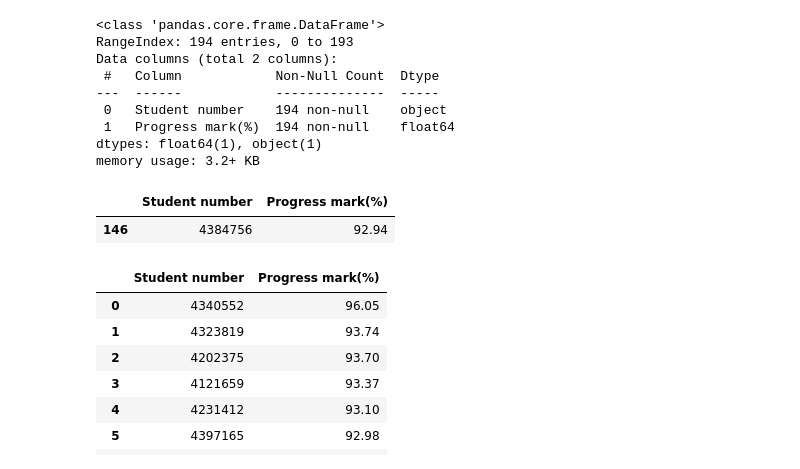
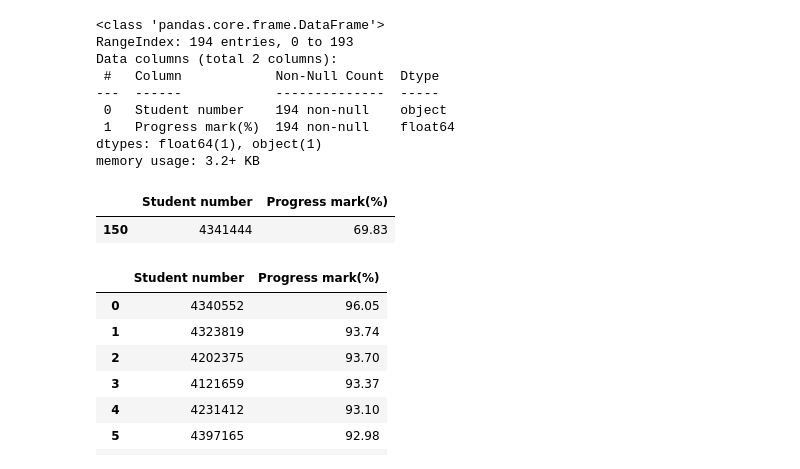
Before and after one commit to kevinnkansah/LearnDataScience, a Jupyter notebook: Python/Testing/cos101/COS.ipynb, the cells around one changed output. Drawn from its saved outputs; the diff is of its cells as text; code cells hidden in the pictures.

```diff
--- a/Python/Testing/cos101/COS.ipynb
+++ b/Python/Testing/cos101/COS.ipynb
@@ -235,10 +235,10 @@ Data columns (total 2 columns):
 dtypes: float64(1), object(1)
 memory usage: 3.2+ KB
 # %%
-df[df["Student number"] == '4384756']
+df[df["Student number"] == '4341444']
 # %% [output]
 |  | Student number | Progress mark(%) |
-| 146 | 4384756 | 92.94 |
+| 150 | 4341444 | 69.83 |
 # %%
 top_20 = df.sort_values(by="Progress mark(%)", ascending=False).head(20).reset_index(drop=True)
 top_20
```
Also changed, not shown: parts of 1 cell of this notebook.
